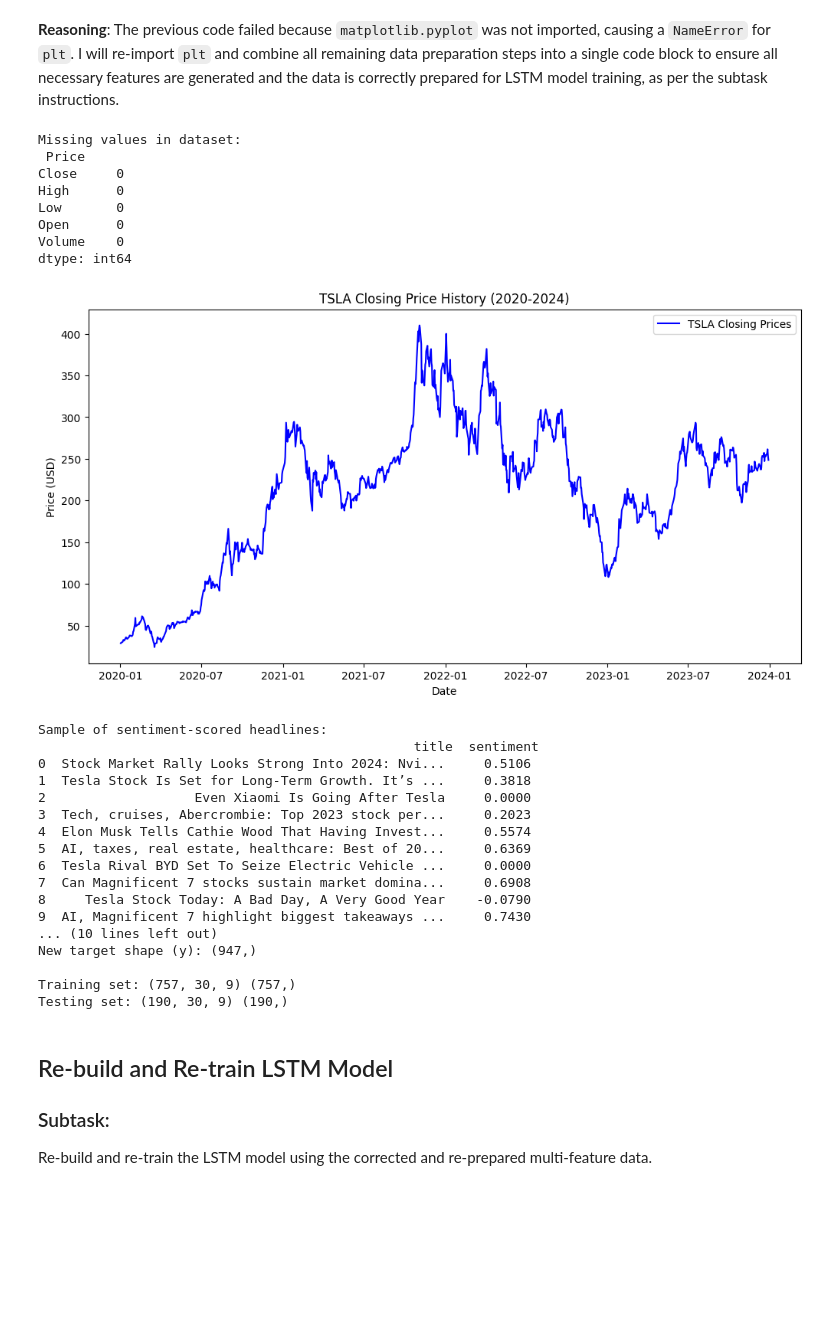
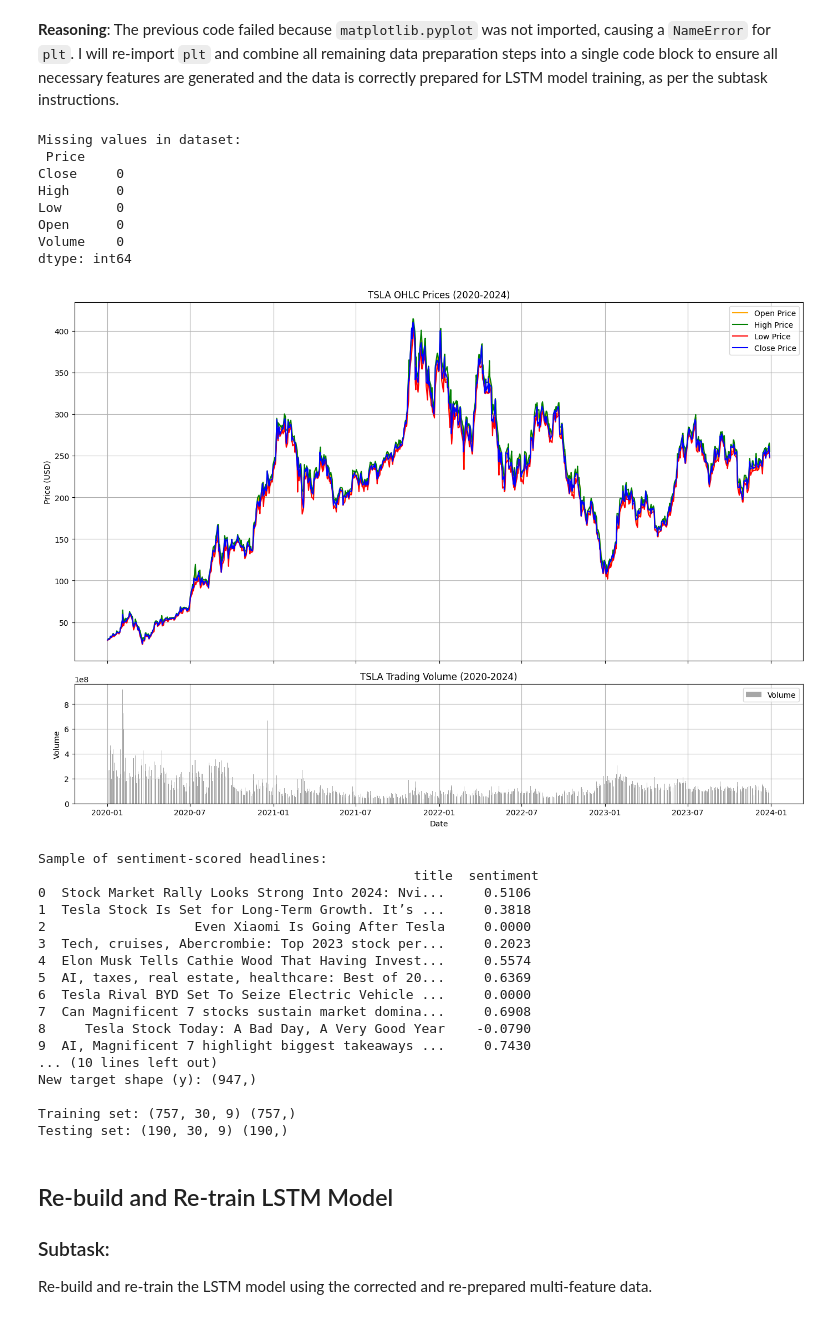
Before and after one commit to cpratham3/LSTM_Neural_Network, a Jupyter notebook: Market_Forecast_RNN.ipynb, the cells around one changed output. Cells and saved outputs as stored; diff of their text form; code cells hidden in the pictures; blank space fills up the shorter version.

Commit message:
improvement with the data plotting

```diff
--- a/Market_Forecast_RNN.ipynb
+++ b/Market_Forecast_RNN.ipynb
@@ -1181,13 +1181,28 @@ data.dropna(inplace=True)
 # Keep only the 'Close' price column for prediction
 close_prices = data['Close'].values.reshape(-1, 1)
 
-# Visualize the closing price over time
-plt.figure(figsize=(12,6))
-plt.plot(data.index, close_prices, label=f"{ticker} Closing Prices", color='blue')
-plt.title(f"{ticker} Closing Price History (2020-2024)")
-plt.xlabel("Date")
-plt.ylabel("Price (USD)")
-plt.legend()
+# Visualize the closing price over time, including OHLCV data
+fig, (ax1, ax2) = plt.subplots(2, 1, figsize=(14, 10), sharex=True, gridspec_kw={'height_ratios': [3, 1]})
+
+# Plot OHLC prices
+ax1.plot(data.index, data['Open'], label='Open Price', color='orange')
+ax1.plot(data.index, data['High'], label='High Price', color='green')
+ax1.plot(data.index, data['Low'], label='Low Price', color='red')
+ax1.plot(data.index, data['Close'], label='Close Price', color='blue')
+ax1.set_title(f"{ticker} OHLC Prices (2020-2024)")
+ax1.set_ylabel("Price (USD)")
+ax1.legend()
+ax1.grid(True)
+
+# Plot Volume
+ax2.bar(data.index, data['Volume'], label='Volume', color='gray', alpha=0.7)
+ax2.set_title(f"{ticker} Trading Volume (2020-2024)")
+ax2.set_xlabel("Date")
+ax2.set_ylabel("Volume")
+ax2.legend()
+ax2.grid(True)
+
+plt.tight_layout()
 plt.show()
 
 # STEP 6: Sentiment Analysis of News Headlines
@@ -1250,34 +1265,34 @@ scaler = MinMaxScaler(feature_range=(0, 1))
 scaled_multi = scaler.fit_transform(multi_data)
 
 # Create time-series sequences
 time_step = 30  # using 30-day windows
 X, y = [], []
 for i in range(time_step, len(scaled_multi)):
     X.append(scaled_multi[i-time_step:i])  # past 30 days of all features
     y.append(scaled_multi[i, 0])           # target = next day's Close price
 
 X, y = np.array(X), np.array(y)
 print("New input shape (X):", X.shape)
 print("New target shape (y):", y.shape)
 print()
 
 # Split into training & testing sets again
 train_size = int(len(X) * 0.8)
 X_train, X_test = X[:train_size], X[train_size:]
 y_train, y_test = y[:train_size], y[train_size:]
 
 print("Training set:", X_train.shape, y_train.shape)
 print("Testing set:", X_test.shape, y_test.shape)
 # %% [output]
 Missing values in dataset:
  Price
 Close     0
 High      0
 Low       0
 Open      0
 Volume    0
 dtype: int64
-[figure, old version]
+[figure, new version]
 Sample of sentiment-scored headlines:
                                                 title  sentiment
 0  Stock Market Rally Looks Strong Into 2024: Nvi...     0.5106
```
Also changed, not shown: parts of 2 cells of this notebook.
